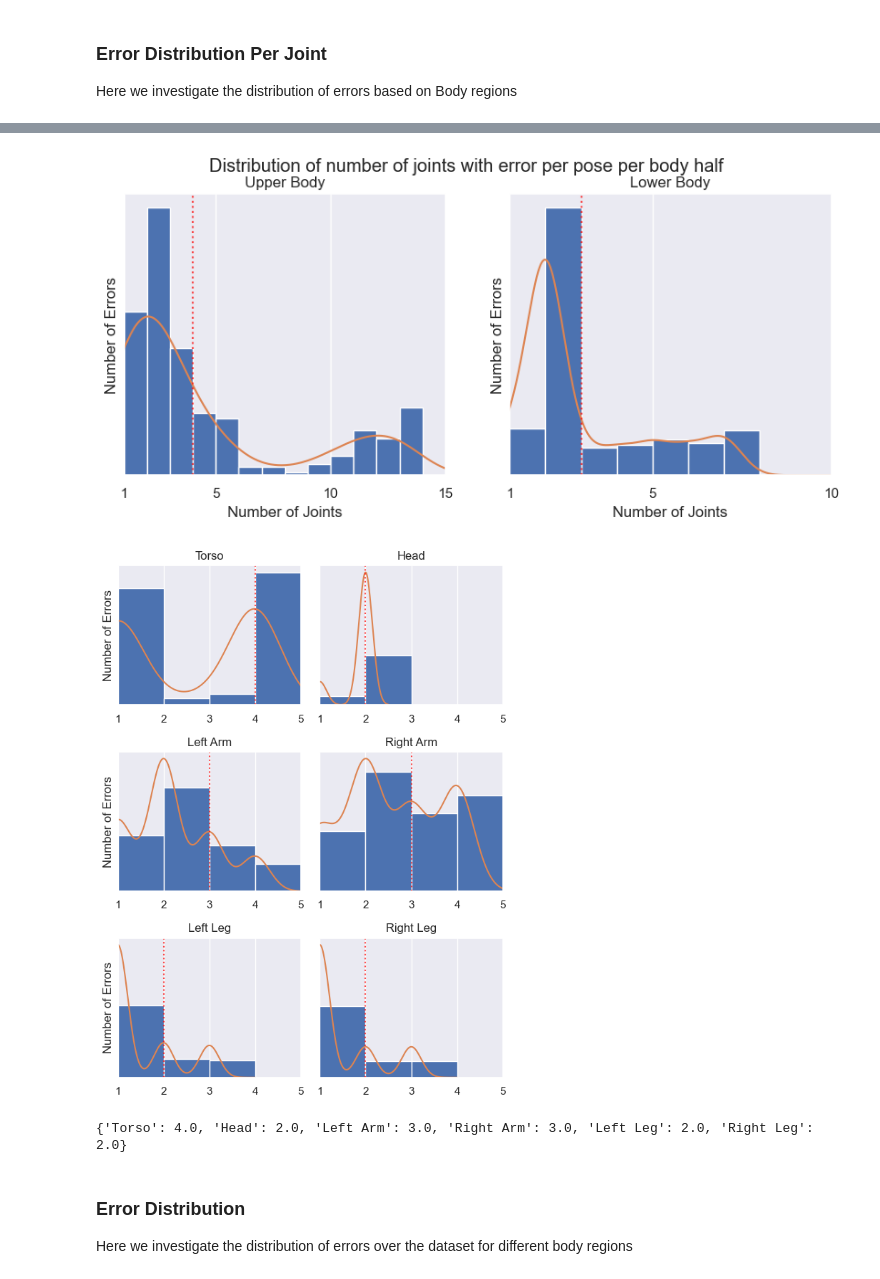
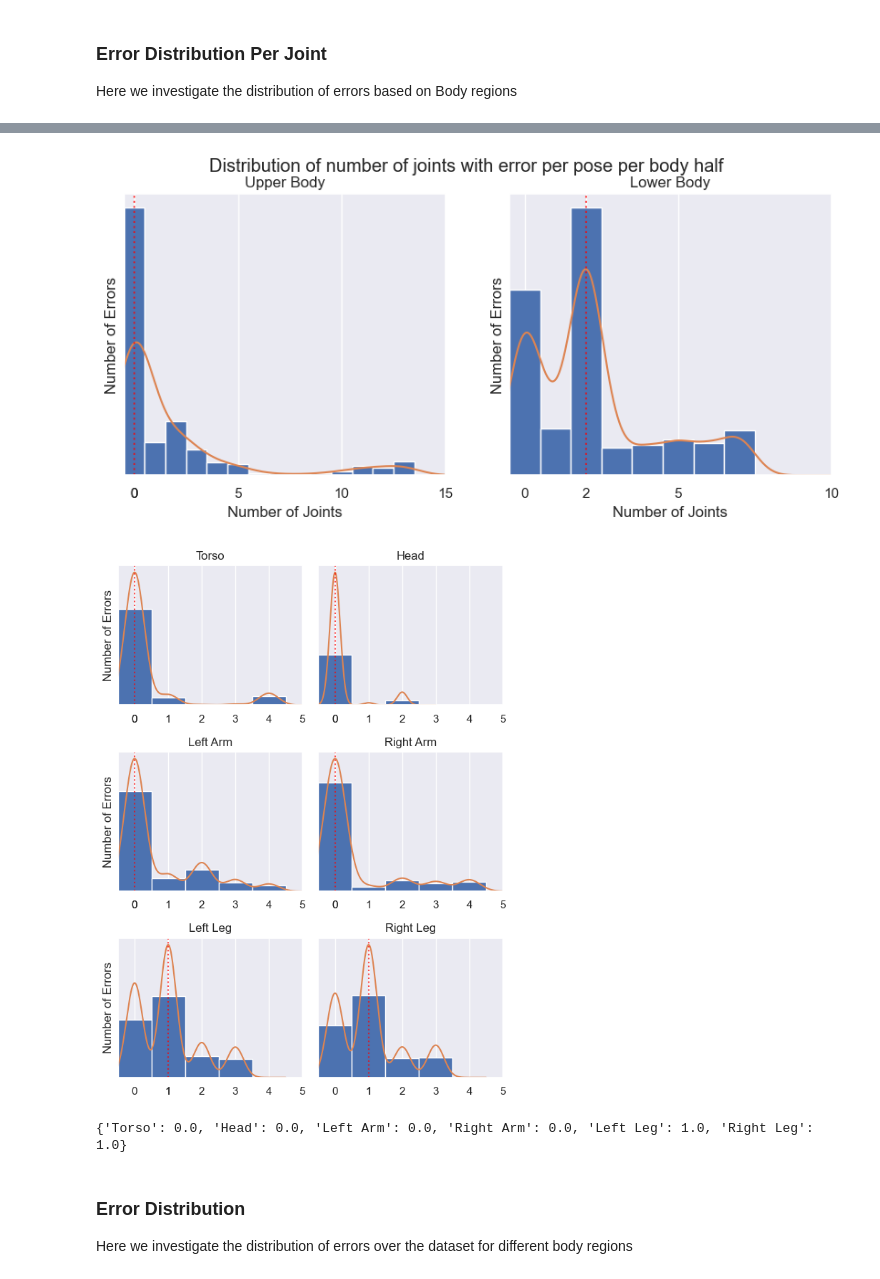
Before and after one commit to LeonardoPohl/FESD, a Jupyter notebook: FESDModel/DataAnalysis.ipynb, the cells around one changed output, grey strips where cells are left out. Cells and saved outputs as stored; diff of their text form; code cells hidden in the pictures.

Commit message:
Reanalised the data | Extended Thesis | Improved image scaling to speed up training time

```diff
--- a/FESDModel/DataAnalysis.ipynb
+++ b/FESDModel/DataAnalysis.ipynb
@@ -262,16 +276,16 @@ df_data_joints["body_part"] = df_data_joints["Joint"].apply(lambda x: Mode.LIMBS
 # %%
 fig, ax = plt.subplots(figsize = (6, 4))
 error_distr = df_data_joints.groupby("pose_id")["error_simple"].sum().reset_index()["error_simple"]
-error_distr = error_distr[error_distr > 0]
-error_distr.plot.hist(bins = range(1, 20), density=True)
+
+error_distr.plot.hist(bins = range(0, 20), density=True, align="left")
 error_distr.plot(kind = "kde", alpha = 0.7)
-quant = error_distr.quantile(0.7)
+quant = error_distr.quantile(0.5)
 ax.axvline(quant, color="red", alpha = .7, ymax = 1, linestyle = ":")
 ax.set_title("Distribution of number of joints with error per pose")
 ax.set_xlabel("Number of Joints with Error")
 ax.set_ylabel("Number of poses")
-ax.set_xlim(1, 20)
-ax.set_xticks([1, 5, 10, 15, 20])
+ax.set_xlim(-0.5, 20)
+ax.set_xticks([0, 5, 10, 15, 20] + [quant])
 ax.set_yticks([])
 plt.savefig("figures/distribution_of_joint_errors_per_pose.png")
 plt.show()
@@ -280,32 +294,29 @@ plt.show()
 # %%
 fig, axs = plt.subplots(figsize = (10,4), nrows=1, ncols=2)
 
-err_dist_upper = df_data_joints[df_data_joints["body_half"] == "Upper Body"][df_data_joints["error_simple"] == 1].groupby("pose_id")["error_simple"].sum().reset_index()["error_simple"]
+err_dist_upper = df_data_joints[df_data_joints["body_half"] == "Upper Body"].groupby("pose_id")["error_simple"].sum().reset_index()["error_simple"]
 err_dist_lower = df_data_joints[df_data_joints["body_half"] == "Lower Body"].groupby("pose_id")["error_simple"].sum().reset_index()["error_simple"]
 
-err_dist_upper = err_dist_upper[err_dist_upper > 0]
-err_dist_lower = err_dist_lower[err_dist_lower > 0]
-
-err_dist_upper.plot.hist(bins = range(1, 16), density=True, ax = axs[0])
+err_dist_upper.plot.hist(bins = range(0, 16), density=True, ax = axs[0], align="left")
 err_dist_upper.plot(kind = "kde", ax = axs[0])
 
-err_dist_lower.plot.hist(bins = range(1, 11), density=True, ax = axs[1])
+err_dist_lower.plot.hist(bins = range(0, 11), density=True, ax = axs[1], align="left")
 err_dist_lower.plot(kind = "kde", ax = axs[1])
 
 fig.suptitle("Distribution of number of joints with error per pose per body half")
 axs[0].set_title("Upper Body")
 axs[1].set_title("Lower Body")
 
-axs[0].set_xlim(1, 15)
-axs[0].set_xticks([1, 5, 10, 15])
-axs[1].set_xlim(1, 10)
-axs[1].set_xticks([1, 5, 10])
 
-quant = err_dist_upper.quantile(0.7)
+quant = err_dist_upper.quantile(0.5)
 axs[0].axvline(quant, color="red", alpha = .7, ymax = 1, linestyle = ":")
+axs[0].set_xlim(-0.5, 15)
+axs[0].set_xticks([0, 5, 10, 15] + [quant])
 
-quant = err_dist_lower.quantile(0.7)
+quant = err_dist_lower.quantile(0.5)
 axs[1].axvline(quant, color="red", alpha = .7, ymax = 1, linestyle = ":")
+axs[1].set_xlim(-0.5, 10)
+axs[1].set_xticks([0, 5, 10] + [quant])
 
 
 for ax in axs:
@@ -316,49 +327,48 @@ for ax in axs:
 plt.savefig("figures/distribution_of_joint_errors_per_pose_per_body_half.png")
 plt.show()
 # %% [output]
-[figure, old version]
+[figure, new version]
 # %%
 fig, axs = plt.subplots(figsize = (6,8), nrows=3, ncols=2)
 
 def plot_error_distribution(df, body_part, thresh_dict, ax):
   err_dist = df[df["body_part"] == body_part].groupby("pose_id")["error_simple"].sum().reset_index()["error_simple"]
-  err_dist = err_dist[err_dist > 0]
 
-  err_dist.plot.hist(bins = range(1, 11), density=True, ax = ax)
+  err_dist.plot.hist(bins = range(0, 11), density=True, ax = ax, align='left')
   err_dist.plot(kind = "kde", ax = ax)
 
   ax.set_title(body_part)
 
-  quant = err_dist.quantile(0.7)
+  quant = err_dist.quantile(0.5)
   thresh_dict[body_part] = quant
   ax.axvline(quant, color="red", alpha = .7, ymax = 1, linestyle = ":")
 
-  ax.set_xlim(1, 5)
-  ax.set_xticks([1, 2, 3, 4, 5])
+  ax.set_xlim(-0.5, 5)
+  ax.set_xticks([0, 1, 2, 3, 4, 5] + [quant])
   ax.set_yticks([])
 
 
 thresh_dict = {}
 
 plot_error_distribution(df_data_joints, "Torso",      thresh_dict, axs[0,0])
 plot_error_distribution(df_data_joints, "Head",       thresh_dict, axs[0,1])
 plot_error_distribution(df_data_joints, "Left Arm",   thresh_dict, axs[1,0])
 plot_error_distribution(df_data_joints, "Right Arm",  thresh_dict, axs[1,1])
 plot_error_distribution(df_data_joints, "Left Leg",   thresh_dict, axs[2,0])
 plot_error_distribution(df_data_joints, "Right Leg",  thresh_dict, axs[2,1])
 
 for ax in axs:
   ax[0].set_ylabel("Number of Errors")
   ax[1].set_ylabel("")
 
 plt.tight_layout()
 plt.savefig("figures/distribution_of_joint_errors_per_pose_per_body_part.png")
 plt.show()
 
 print(thresh_dict)
 # %% [output]
-[figure, old version]
+[figure, new version]
-{'Torso': 4.0, 'Head': 2.0, 'Left Arm': 3.0, 'Right Arm': 3.0, 'Left Leg': 2.0, 'Right Leg': 2.0}
+{'Torso': 0.0, 'Head': 0.0, 'Left Arm': 0.0, 'Right Arm': 0.0, 'Left Leg': 1.0, 'Right Leg': 1.0}
 # %% [markdown]
 ### Error Distribution
 
```
Also changed, not shown: parts of 10 cells of this notebook, 43 other files.
